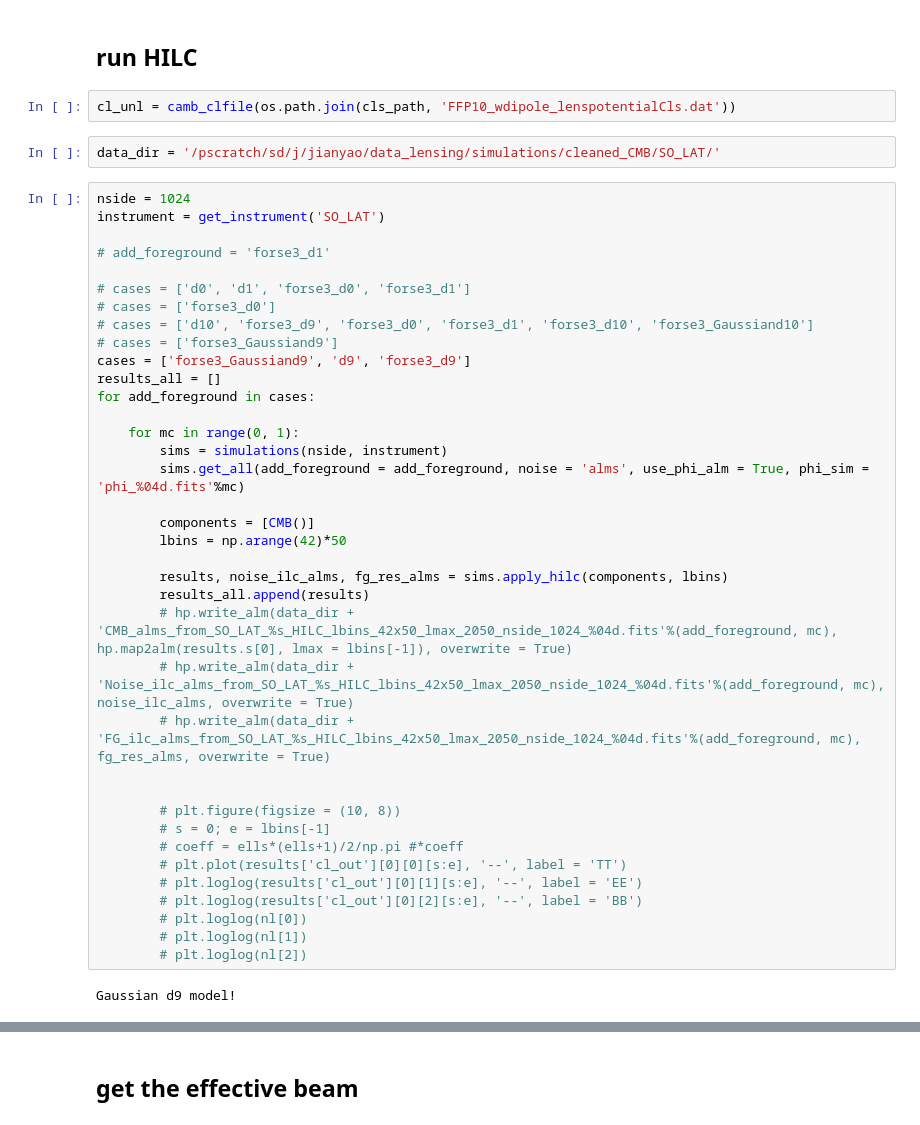
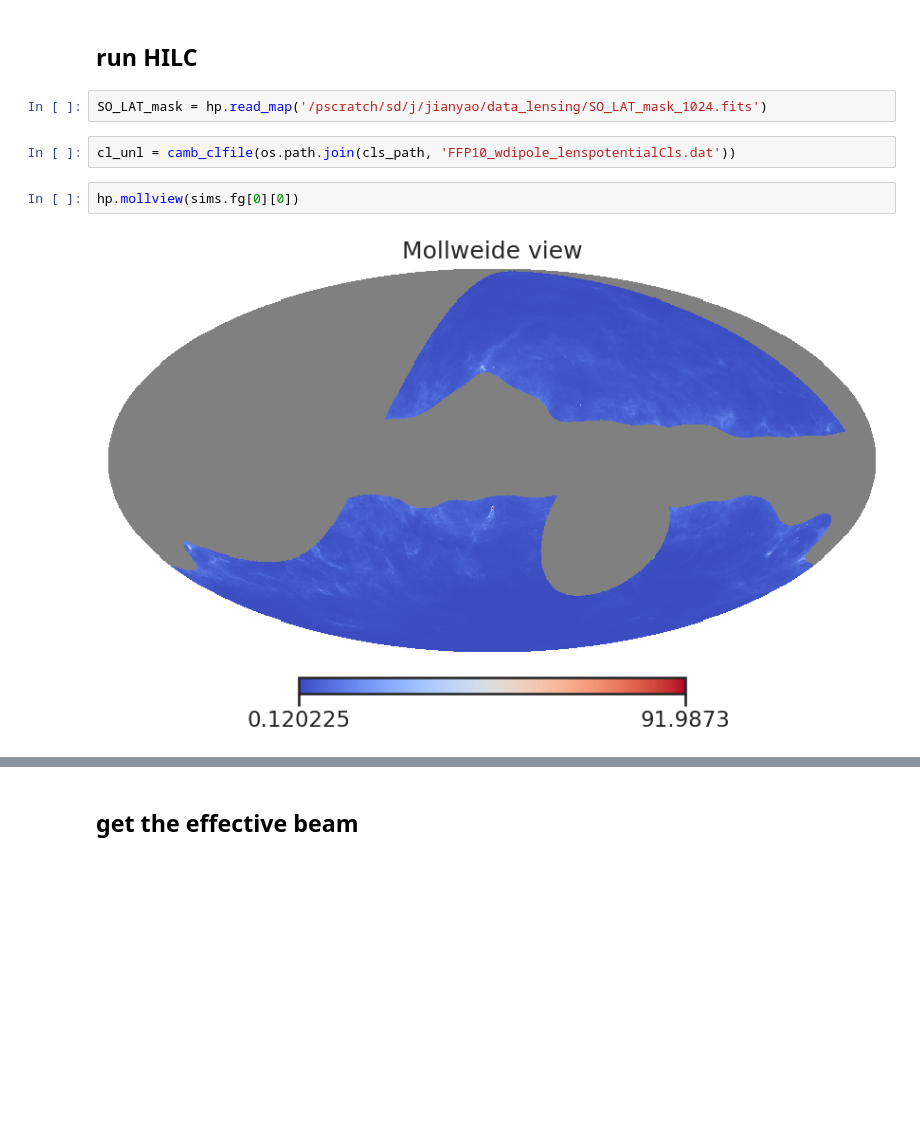
Before and after one commit to yaojian95/non_gau_lensing, a Jupyter notebook: sims_fgbuster.ipynb, the cells around one changed output, grey strips where cells are left out. Drawn from its saved outputs; the diff is of its cells as text; blank space fills up the shorter version.

Commit message:
mask

```diff
--- a/sims_fgbuster.ipynb
+++ b/sims_fgbuster.ipynb
@@ -466,46 +506,11 @@ sims.map_all[3]
 # HILC
 # %% [markdown]
 ## run HILC
+# %%
+SO_LAT_mask = hp.read_map('/pscratch/sd/j/jianyao/data_lensing/SO_LAT_mask_1024.fits')
 # %%
 cl_unl = camb_clfile(os.path.join(cls_path, 'FFP10_wdipole_lenspotentialCls.dat'))
-# %%
-data_dir = '/pscratch/sd/j/jianyao/data_lensing/simulations/cleaned_CMB/SO_LAT/'
-# %%
-nside = 1024
-instrument = get_instrument('SO_LAT')
-
-# add_foreground = 'forse3_d1'
-
-# cases = ['d0', 'd1', 'forse3_d0', 'forse3_d1']
-# cases = ['forse3_d0']
-# cases = ['d10', 'forse3_d9', 'forse3_d0', 'forse3_d1', 'forse3_d10', 'forse3_Gaussiand10']
-# cases = ['forse3_Gaussiand9']
-cases = ['forse3_Gaussiand9', 'd9', 'forse3_d9']
-results_all = []
-for add_foreground in cases:
-
-    for mc in range(0, 1):
-        sims = simulations(nside, instrument)
-        sims.get_all(add_foreground = add_foreground, noise = 'alms', use_phi_alm = True, phi_sim = 'phi_%04d.fits'%mc)
-
-        components = [CMB()]
-        lbins = np.arange(42)*50
-
-        results, noise_ilc_alms, fg_res_alms = sims.apply_hilc(components, lbins)
-        results_all.append(results)
-        # hp.write_alm(data_dir + 'CMB_alms_from_SO_LAT_%s_HILC_lbins_42x50_lmax_2050_nside_1024_%04d.fits'%(add_foreground, mc), hp.map2alm(results.s[0], lmax = lbins[-1]), overwrite = True)
-        # hp.write_alm(data_dir + 'Noise_ilc_alms_from_SO_LAT_%s_HILC_lbins_42x50_lmax_2050_nside_1024_%04d.fits'%(add_foreground, mc), noise_ilc_alms, overwrite = True)
-        # hp.write_alm(data_dir + 'FG_ilc_alms_from_SO_LAT_%s_HILC_lbins_42x50_lmax_2050_nside_1024_%04d.fits'%(add_foreground, mc), fg_res_alms, overwrite = True)
-
-
-        # plt.figure(figsize = (10, 8))
-        # s = 0; e = lbins[-1]
-        # coeff = ells*(ells+1)/2/np.pi #*coeff
-        # plt.plot(results['cl_out'][0][0][s:e], '--', label = 'TT')
-        # plt.loglog(results['cl_out'][0][1][s:e], '--', label = 'EE')
-        # plt.loglog(results['cl_out'][0][2][s:e], '--', label = 'BB')
-        # plt.loglog(nl[0])
-        # plt.loglog(nl[1])
-        # plt.loglog(nl[2])
-# %% [output]
-Gaussian d9 model!
+# %%
+hp.mollview(sims.fg[0][0])
+# %% [output]
+[figure, added]
```
Also changed, not shown: parts of 16 cells of this notebook.
